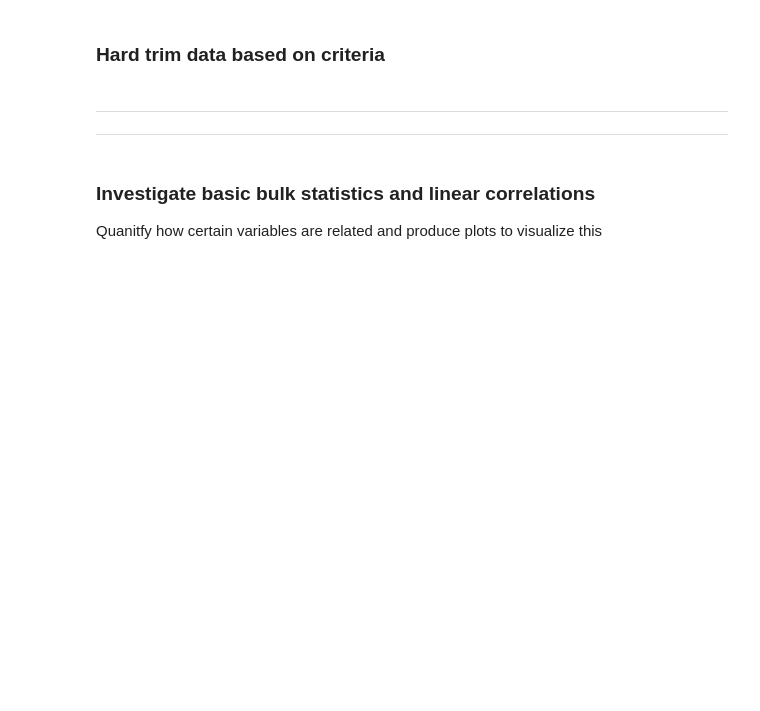
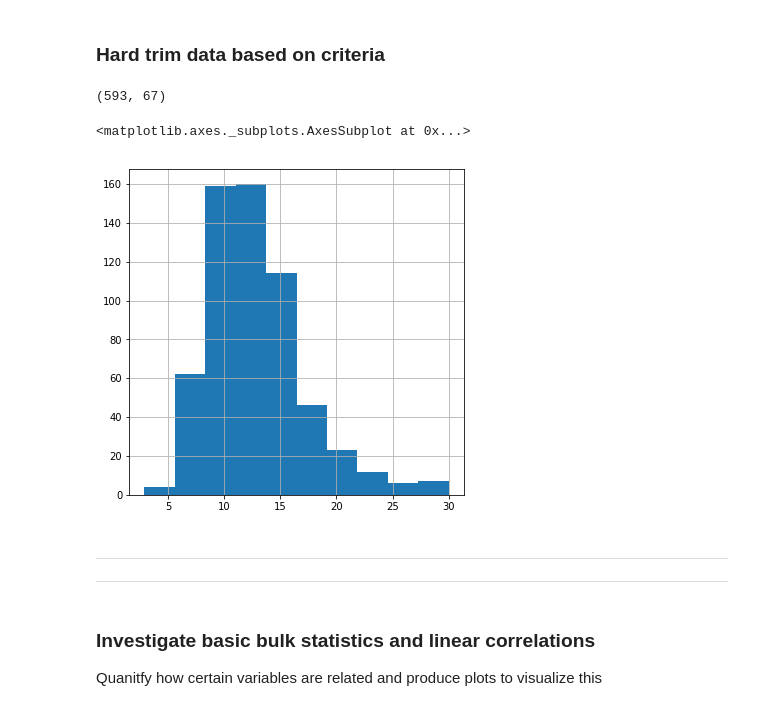
Before and after one commit to m-wessler/snow-liquid-ratio, a Jupyter notebook: core/train_SVR.ipynb, the cells around one changed output. Saved outputs shown, nothing was run; the diff lists cells and outputs as text; code cells hidden in the pictures; blank space fills up the shorter version.

```diff
--- a/core/train_SVR.ipynb
+++ b/core/train_SVR.ipynb
@@ -17,6 +17,6 @@ flist = glob(obdir + 'combined/*.pd')
 
 # This can be a manual site list if desired
 site_list = np.unique([f.split('/')[-1].split('_')[0] for f in flist])
-site_list = ['AGD', 'CLN']
+site_list = [s for s in site_list if 'BSNF' in s]
 
 site_list
@@ -142,6 +178,14 @@ data = data[data['swe_mm'] >= min_swe_mm]
 data = data[[k for k in data.keys() if 'swe' not in k]]
 
 print(data.shape)
+# %% [output]
+(593, 67)
+# %%
+plt.figure(facecolor='w', figsize=(6, 6))
+data['slr'].hist()
+# %% [output]
+<matplotlib.axes._subplots.AxesSubplot at 0x...>
+[figure, added]
 # %% [markdown]
 <hr><hr>
 # %% [markdown]
```
Also changed, not shown: parts of 18 cells of this notebook, 3 other files.
